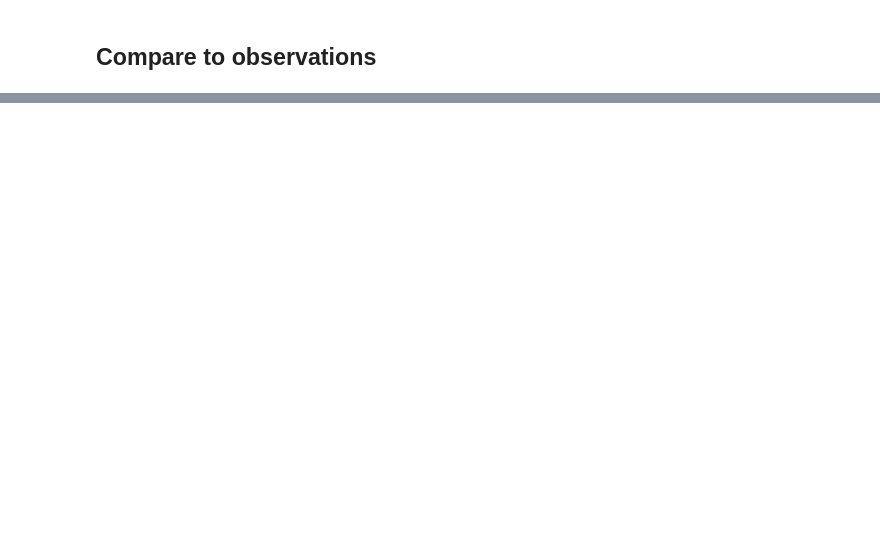
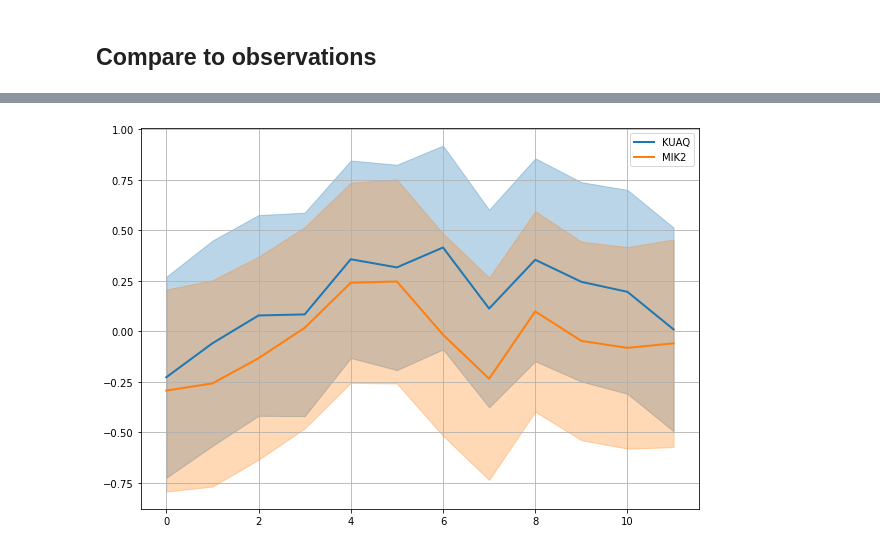
Before and after one commit to eyhl/premis, a Jupyter notebook: notebooks/Final_notebook.ipynb, the cells around one changed output, grey strips where cells are left out. Saved outputs shown, nothing was run; the diff lists cells and outputs as text; code cells hidden in the pictures; blank space fills up the shorter version.

```diff
--- a/notebooks/Final_notebook.ipynb
+++ b/notebooks/Final_notebook.ipynb
@@ -567,0 +646,7 @@ plt.grid()
+# %%
+pyro.set_rng_seed(42)
+pyro.clear_param_store()
+nuts_kernel = NUTS(model)
+mcmc = MCMC(nuts_kernel, num_samples=1000, warmup_steps=100, num_chains=1)
+# mcmc.run(X_train, x, df_params, y_train, df_em)
+mcmc.run(X_train, x, df_params, y_train, df_em)
@@ -567,0 +735,26 @@ plt.grid()
+# %%
+sigma_s_mu = samples["sigma_s"].mean(axis=0)
+sigma_s_std = samples["sigma_s"].std(axis=0)
+
+plt.figure(figsize=(10, 7))
+plt.plot(sigma_s_mu[:, 0], lw=2, label="KUAQ")
+plt.fill_between(
+    range(12),  # plot the two-sigma uncertainty about the mean
+    (sigma_s_mu[:, 0] - 2.0 * sigma_s_std[:, 0]).numpy(),
+    (sigma_s_mu[:, 0] + 2.0 * sigma_s_std[:, 0]).numpy(),
+    color="C0",
+    alpha=0.3,
+)
+plt.plot(sigma_s_mu[:, 1], lw=2, label="MIK2")
+plt.fill_between(
+    range(12),  # plot the two-sigma uncertainty about the mean
+    (sigma_s_mu[:, 1] - 2.0 * sigma_s_std[:, 1]).numpy(),
+    (sigma_s_mu[:, 1] + 2.0 * sigma_s_std[:, 1]).numpy(),
+    color="C1",
+    alpha=0.3,
+)
+plt.legend()
+plt.grid()
+plt.savefig("./ch3_seasonality_sigma_s.png", dpi=400)
+# %% [output]
+[figure, added]
```
Also changed, not shown: parts of 60 cells of this notebook, 11 other files.
